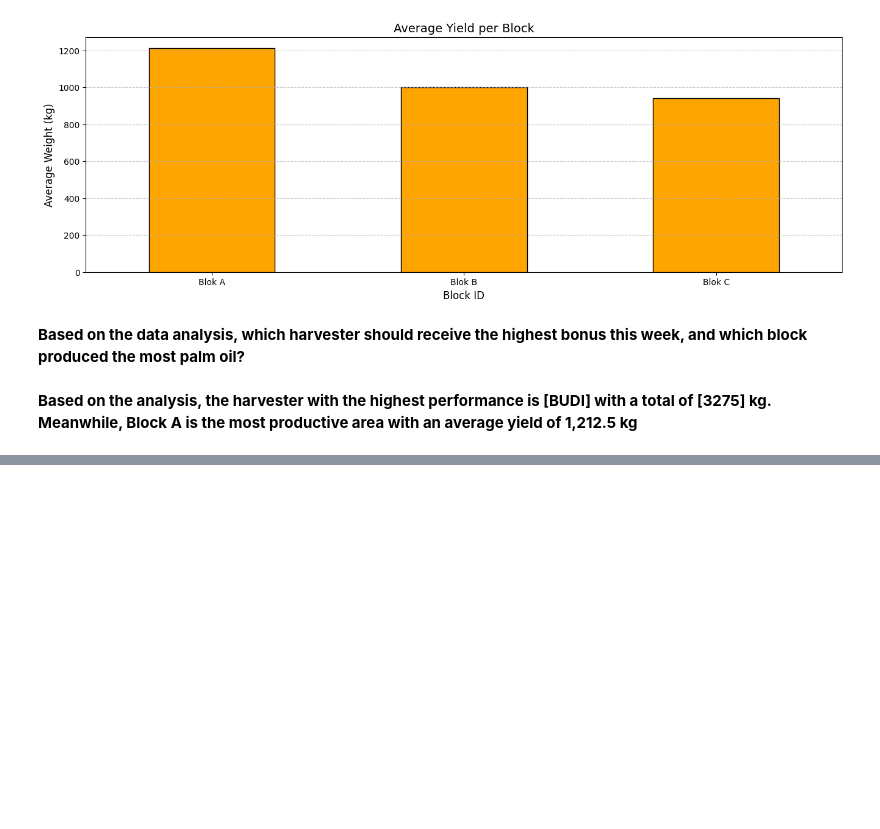
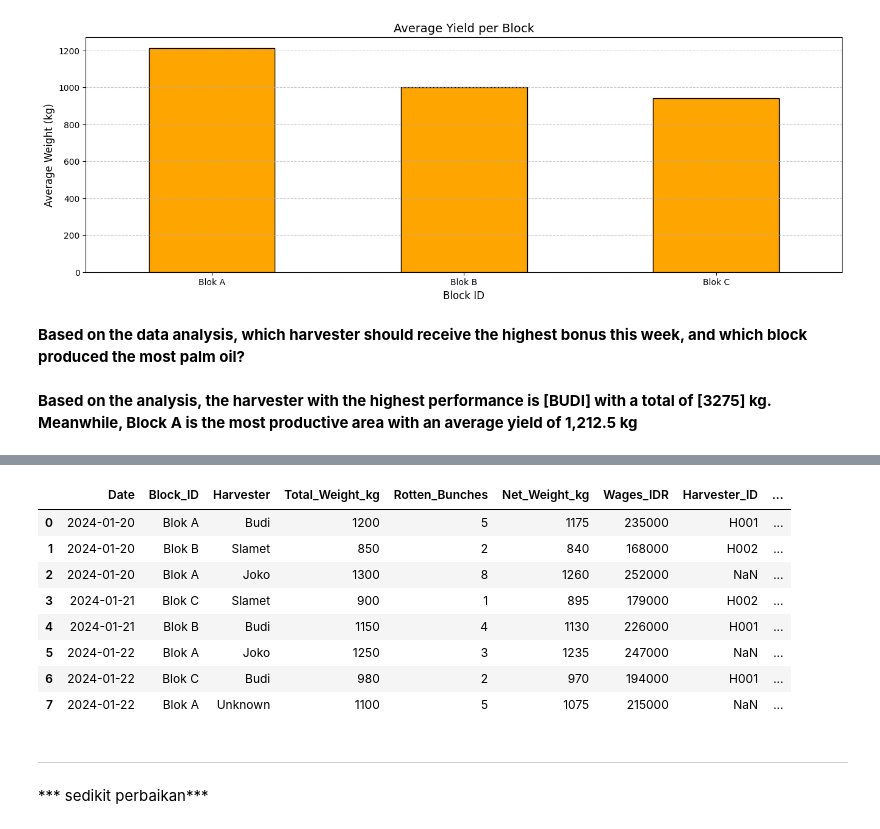
Before and after one commit to Aris0506/part-latihan, a Jupyter notebook: 01 senin/01/main.ipynb, the cells around one changed output, grey strips where cells are left out. Saved outputs shown, nothing was run; the diff lists cells and outputs as text; code cells hidden in the pictures; blank space fills up the shorter version.

```diff
--- a/01 senin/01/main.ipynb
+++ b/01 senin/01/main.ipynb
@@ -243,0 +304,22 @@ plt.show()
+# %%
+match = pd.merge(
+                dafe,
+                dafe2,
+                left_on='Harvester', # we dont have ID
+                right_on='Nama',
+                how='left')
+
+match
+# %% [output]
+|  | Date | Block_ID | Harvester | Total_Weight_kg | Rotten_Bunches | Net_Weight_kg | Wages_IDR | Harvester_ID | ... |
+| 0 | 2024-01-20 | Blok A | Budi | 1200 | 5 | 1175 | 235000 | H001 | ... |
+| 1 | 2024-01-20 | Blok B | Slamet | 850 | 2 | 840 | 168000 | H002 | ... |
+| 2 | 2024-01-20 | Blok A | Joko | 1300 | 8 | 1260 | 252000 | NaN | ... |
+| 3 | 2024-01-21 | Blok C | Slamet | 900 | 1 | 895 | 179000 | H002 | ... |
+| 4 | 2024-01-21 | Blok B | Budi | 1150 | 4 | 1130 | 226000 | H001 | ... |
+| 5 | 2024-01-22 | Blok A | Joko | 1250 | 3 | 1235 | 247000 | NaN | ... |
+| 6 | 2024-01-22 | Blok C | Budi | 980 | 2 | 970 | 194000 | H001 | ... |
+| 7 | 2024-01-22 | Blok A | Unknown | 1100 | 5 | 1075 | 215000 | NaN | ... |
+# %% [markdown]
+---
+*** sedikit perbaikan***
```
Also changed, not shown: parts of 16 cells of this notebook, 2 other files.
